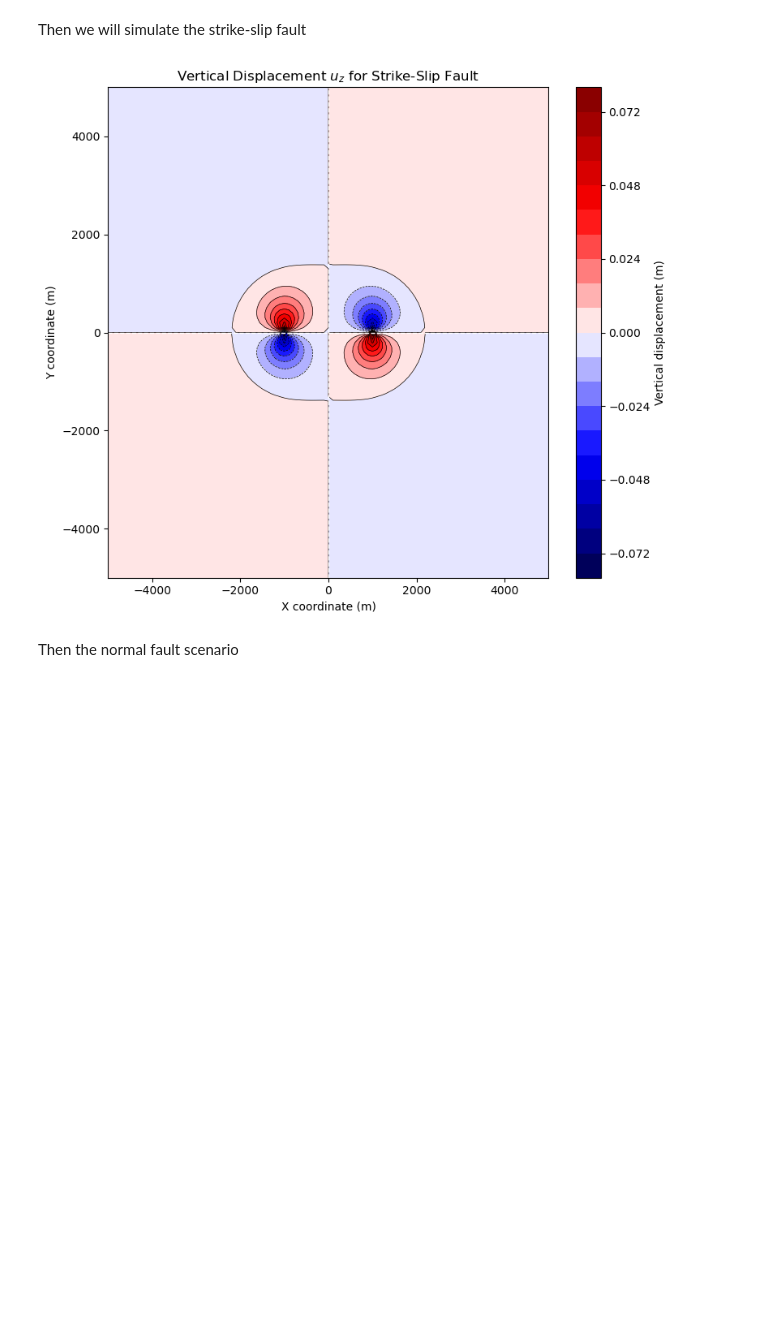
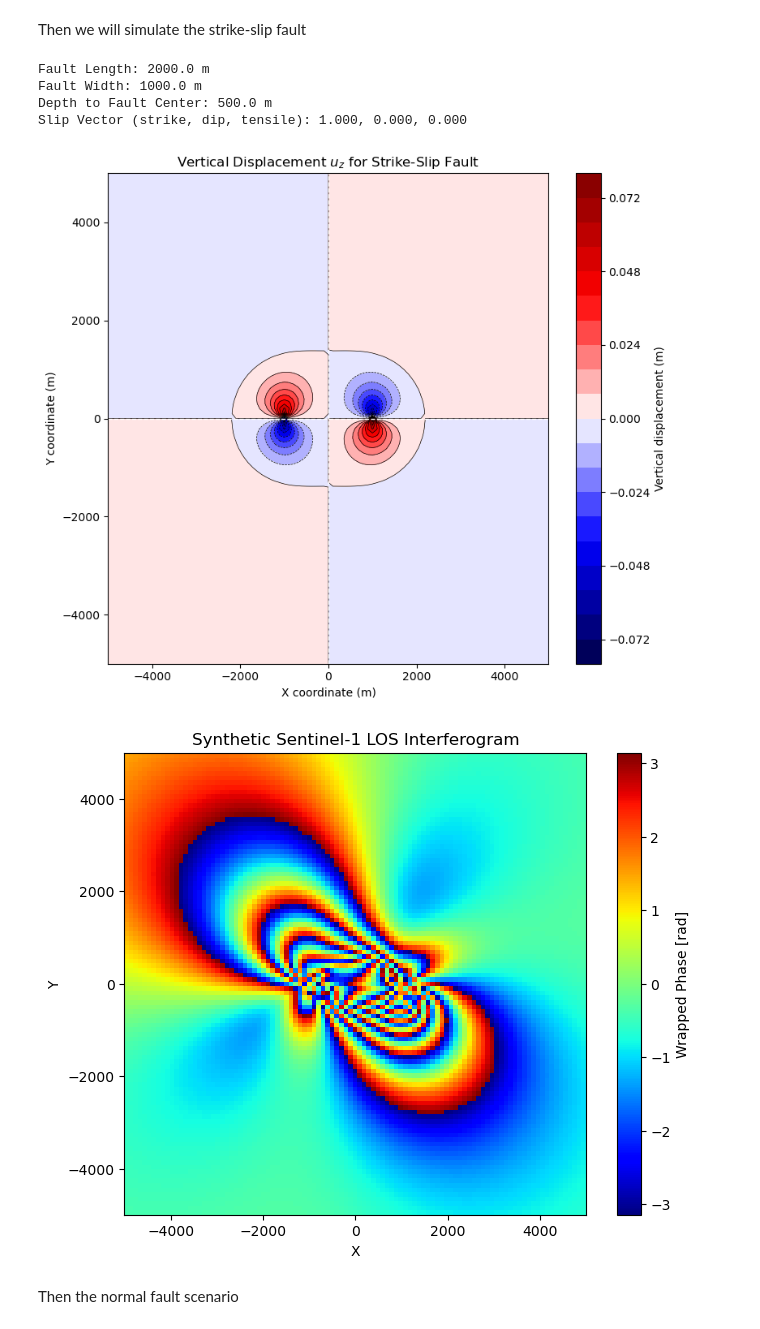
Before and after one commit to FadelI/cophil-eq, a Jupyter notebook: tutorials/tut02_okada.ipynb, the cells around one changed output. Cells and saved outputs as stored; diff of their text form; code cells hidden in the pictures; blank space fills up the shorter version.

```diff
--- a/tutorials/tut01_okada.ipynb
+++ b/tutorials/tut02_okada.ipynb
@@ -173,16 +200,18 @@ for i in range(obs_pts.shape[0]):
 
 # Reshape displacement results to 2D grid (same shape as obsx, obsy)
 disp_grid = displacements.reshape(nobs, nobs, 3)
-vertical_disp = disp_grid[:, :, 2]  # vertical displacement component (Uz) on surface
+e = disp_grid[:, :, 0]  # east-west displacement component (Ux)
+n = disp_grid[:, :, 1]  # north-south displacement component (Uy)
+u = disp_grid[:, :, 2]  # vertical displacement component (Uz)
 
 # Plot the vertical displacement field
 plt.figure(figsize=(8, 7))
 # Filled contour plot of vertical displacement (meters)
 levels = 21  # number of contour levels
-cntf = plt.contourf(obsx, obsy, vertical_disp, levels=levels, cmap='seismic',
-                    vmin=-abs(vertical_disp).max(), vmax=abs(vertical_disp).max())
+cntf = plt.contourf(obsx, obsy, u, levels=levels, cmap='seismic',
+                    vmin=-abs(u).max(), vmax=abs(u).max())
 # Add contour lines
-plt.contour(obsx, obsy, vertical_disp, levels=levels, colors='k', linewidths=0.5)
+plt.contour(obsx, obsy, u, levels=levels, colors='k', linewidths=0.5)
 plt.colorbar(cntf, label="Vertical displacement (m)")
 plt.title("Vertical Displacement $u_z$ for Strike-Slip Fault")
 plt.xlabel("X coordinate (m)")
@@ -192,7 +221,47 @@ plt.axvline(0, color='w', linestyle='--', linewidth=1)  # (x=0 for reference)
 plt.tight_layout()
 plt.show()
 # %% [output]
+Fault Length: 2000.0 m
+Fault Width: 1000.0 m
+Depth to Fault Center: 500.0 m
+Slip Vector (strike, dip, tensile): 1.000, 0.000, 0.000
 [figure]
+# %%
+# Assume satellite geometry
+theta_deg = 35       # Incidence angle
+heading_deg = -135   # Heading angle
+theta = np.deg2rad(theta_deg)
+phi = np.deg2rad(90 - heading_deg)
+wavelength_s1 = 0.055  # Sentinel-1 C-band wavelength in meters
+
+# LOS vector components
+los_vector = np.array([
+    -np.sin(theta) * np.sin(phi),  # East
+    -np.sin(theta) * np.cos(phi),  # North
+    np.cos(theta)                  # Up
+])
+
+# LOS projection
+los_disp = e * los_vector[0] + n * los_vector[1] + u * los_vector[2]
+
+# Interferometric phase
+phase = (4 * np.pi / wavelength_s1) * los_disp  # radians
+
+# Optional: wrap phase to [-π, π]
+wrapped_phase = np.angle(np.exp(1j * phase))
+
+# Visualization
+plt.figure(figsize=(8, 6))
+plt.imshow(wrapped_phase, cmap='jet', extent=[-X_range, X_range, -Y_range, Y_range],
+           vmin=-np.pi, vmax=np.pi)
+
+plt.colorbar(label='Wrapped Phase [rad]')
+plt.title('Synthetic Sentinel-1 LOS Interferogram')
+plt.xlabel('X')
+plt.ylabel('Y')
+plt.show()
+# %% [output]
+[figure, added]
 # %% [markdown]
 Then the normal fault scenario
 # %%
```
Also changed, not shown: parts of 5 cells of this notebook, 1 other file.
